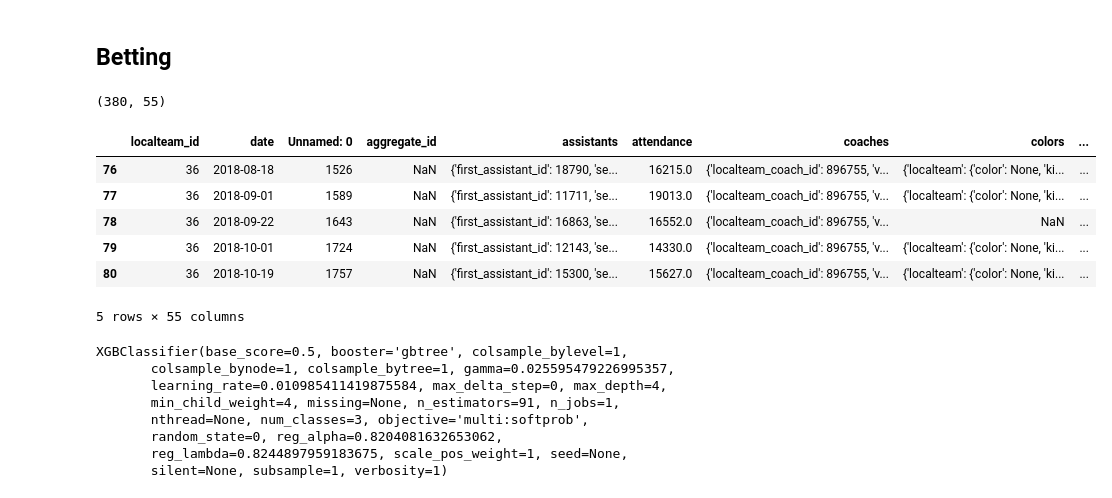
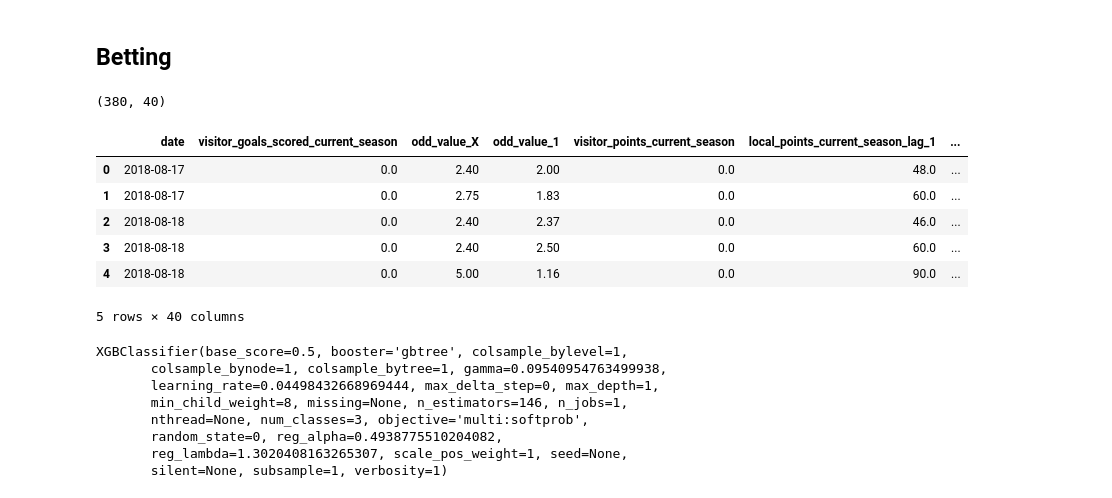
Before and after one commit to javiermas/soccer-predictions, a Jupyter notebook: notebooks/jma_05_modelling.ipynb, the cells around one changed output. Cells and saved outputs as stored; diff of their text form; code cells hidden in the pictures.

```diff
--- a/notebooks/jma_05_modelling.ipynb
+++ b/notebooks/jma_05_modelling.ipynb
@@ -87,5 +132,11 @@ False
+# %%
+def add_difference_features(data, feature_names):
+    for name in feature_names:
+        data[f'difference_in_{name}'] = data[f'local_{name}'] - data[f'visitor_{name}']
+
+    return data
 # %%
-feature_matrix = fixtures_and_odds.copy()
+feature_matrix = data['fixtures'].copy()
 feature_matrix['date'] = pd.to_datetime(feature_matrix['date'])
 feature_matrix = pd.merge(
     feature_matrix,
@@ -99,11 +150,25 @@ feature_matrix = pd.merge(
     on=['visitorteam_id', 'date'],
     how='left'
 )
+rename_columns = ['local_result_num']#, 'local_odd_value_X', 'local_odd_value_1', 'local_odd_value_2']
 feature_matrix = feature_matrix\
-    .rename(columns={'local_result_num': 'result_num'})\
+    .rename(columns={c: c.split('local_')[1] for c in rename_columns})\
     .dropna(subset=['result_num'])\
-    .sort_values(['localteam_id', 'date'])#.dropna(subset=['odd_value_X'])
+    .set_index('date')\
+    .sort_index()
 
+odd_feature_names = ['odd_value_1', 'odd_value_X', 'odd_value_2']
+transfer_feature_names = [col for col in feature_matrix if 'transfer' in col]
+lag_feature_names = [col for col in feature_matrix if 'lag' in col]
+current_season_feature_names = [col for col in feature_matrix if 'current_season' in col]
+last_games_feature_names = [col for col in feature_matrix if '_last_' in col]
+feature_names = list(set(odd_feature_names + transfer_feature_names + lag_feature_names + current_season_feature_names + last_games_feature_names))
+difference_features = [col.split('local_')[1] for col in feature_names if 'local_' in col]
+useful_columns = ['visitor_name', 'local_name']
+target_name = 'result_num'
+feature_matrix = feature_matrix.copy()[feature_names +  useful_columns + [target_name]]
+feature_matrix = add_difference_features(feature_matrix, difference_features)
+feature_names = feature_names + [col for col in feature_matrix if 'difference' in col]
 print(feature_matrix.shape)
 feature_matrix.head()
 # %% [output]
@@ -148,15 +183,0 @@ transfer_data.head()
-# %%
-feature_matrix = pd.merge(
-    feature_matrix,
-    transfer_data.add_prefix('visitor_').reset_index().rename(columns={'team_id': 'visitorteam_id'}),
-    on=['visitorteam_id', 'season_id'],
-    how='left'
-)
-feature_matrix = pd.merge(
-    feature_matrix,
-    transfer_data.add_prefix('local_').reset_index().rename(columns={'team_id': 'localteam_id'}),
-    on=['localteam_id', 'season_id'],
-    how='left'
-)
-print(feature_matrix.shape)
-feature_matrix.head()
@@ -306,29 +423,29 @@ Parameters: {'reg_lambda': 1.0816326530612246, 'reg_alpha': 0.8367346938775511,
 # %% [markdown]
 ## Betting
 # %%
-features_with_odds = feature_matrix.dropna(subset=['odd_value_X'])
+features_with_odds = feature_matrix.dropna(subset=['odd_value_X']).reset_index()
 print(features_with_odds.shape)
 features_with_odds.head()
 # %% [output]
-(380, 55)
+(380, 40)
-|  | localteam_id | date | Unnamed: 0 | aggregate_id | assistants | attendance | coaches | colors | ... |
-| 76 | 36 | 2018-08-18 | 1526 | NaN | {'first_assistant_id': 18790, 'se... | 16215.0 | {'localteam_coach_id': 896755, 'v... | {'localteam': {'color': None, 'ki... | ... |
-| 77 | 36 | 2018-09-01 | 1589 | NaN | {'first_assistant_id': 11711, 'se... | 19013.0 | {'localteam_coach_id': 896755, 'v... | {'localteam': {'color': None, 'ki... | ... |
-| 78 | 36 | 2018-09-22 | 1643 | NaN | {'first_assistant_id': 16863, 'se... | 16552.0 | {'localteam_coach_id': 896755, 'v... | NaN | ... |
-| 79 | 36 | 2018-10-01 | 1724 | NaN | {'first_assistant_id': 12143, 'se... | 14330.0 | {'localteam_coach_id': 896755, 'v... | {'localteam': {'color': None, 'ki... | ... |
-| 80 | 36 | 2018-10-19 | 1757 | NaN | {'first_assistant_id': 15300, 'se... | 15627.0 | {'localteam_coach_id': 896755, 'v... | {'localteam': {'color': None, 'ki... | ... |
+|  | date | visitor_goals_scored_current_season | odd_value_X | odd_value_1 | visitor_points_current_season | local_points_current_season_lag_1 | ... |
+| 0 | 2018-08-17 | 0.0 | 2.40 | 2.00 | 0.0 | 48.0 | ... |
+| 1 | 2018-08-17 | 0.0 | 2.75 | 1.83 | 0.0 | 60.0 | ... |
+| 2 | 2018-08-18 | 0.0 | 2.40 | 2.37 | 0.0 | 46.0 | ... |
+| 3 | 2018-08-18 | 0.0 | 2.40 | 2.50 | 0.0 | 60.0 | ... |
+| 4 | 2018-08-18 | 0.0 | 5.00 | 1.16 | 0.0 | 90.0 | ... |
-5 rows × 55 columns
+5 rows × 40 columns
 # %%
 xgb = XGBClassifier(objective='multi:softmax', num_classes=3, **top_parameters)
 last_training_date = features_with_odds['date'].min()
-features_training = feature_matrix.loc[feature_matrix['date'] < last_training_date]
+features_training = feature_matrix.loc[feature_matrix.index.get_level_values('date') < last_training_date]
 xgb.fit(features_training[feature_names], features_training[target_name])
 # %% [output]
 XGBClassifier(base_score=0.5, booster='gbtree', colsample_bylevel=1,
-       colsample_bynode=1, colsample_bytree=1, gamma=0.025595479226995357,
-       learning_rate=0.010985411419875584, max_delta_step=0, max_depth=4,
-       min_child_weight=4, missing=None, n_estimators=91, n_jobs=1,
+       colsample_bynode=1, colsample_bytree=1, gamma=0.09540954763499938,
+       learning_rate=0.04498432668969444, max_delta_step=0, max_depth=1,
+       min_child_weight=8, missing=None, n_estimators=146, n_jobs=1,
        nthread=None, num_classes=3, objective='multi:softprob',
-       random_state=0, reg_alpha=0.8204081632653062,
-       reg_lambda=0.8244897959183675, scale_pos_weight=1, seed=None,
+       random_state=0, reg_alpha=0.4938775510204082,
+       reg_lambda=1.3020408163265307, scale_pos_weight=1, seed=None,
        silent=None, subsample=1, verbosity=1)
```
Also changed, not shown: parts of 31 cells of this notebook.
